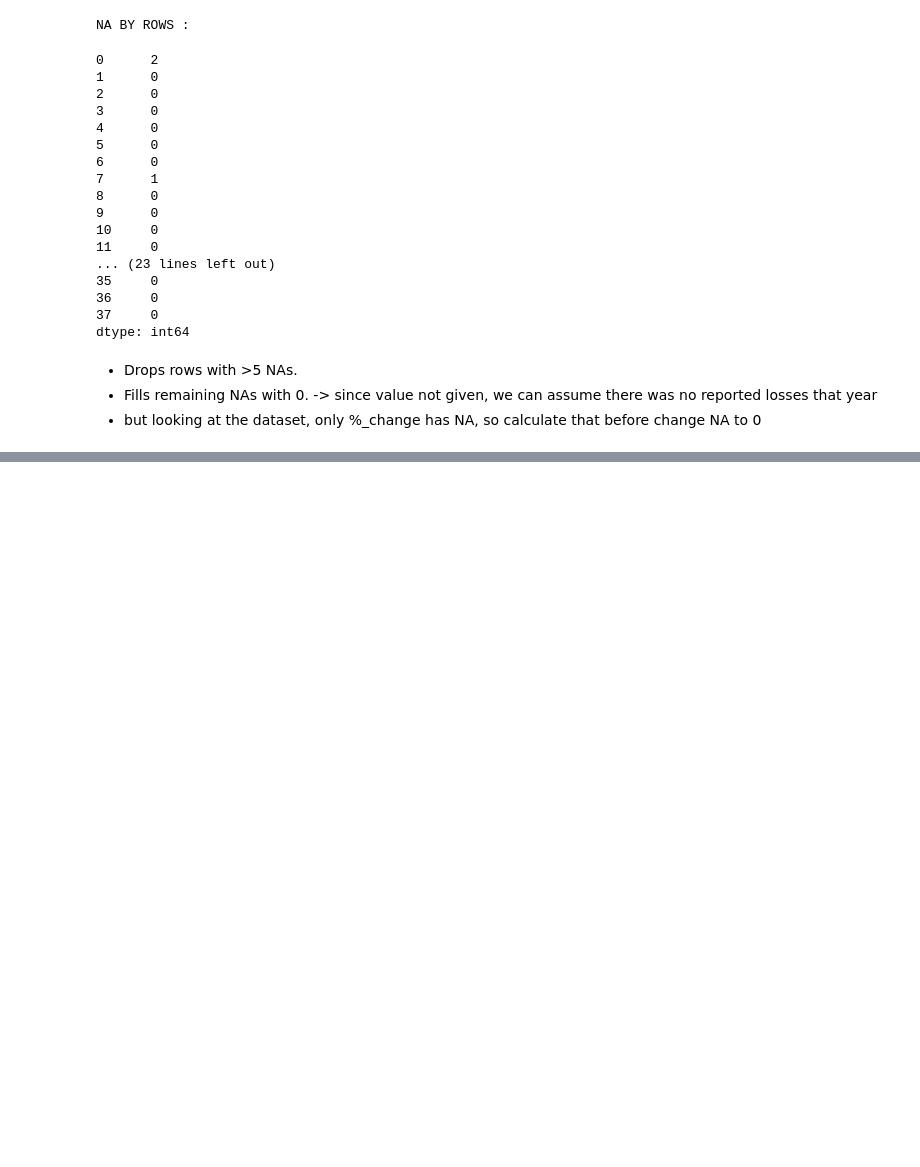
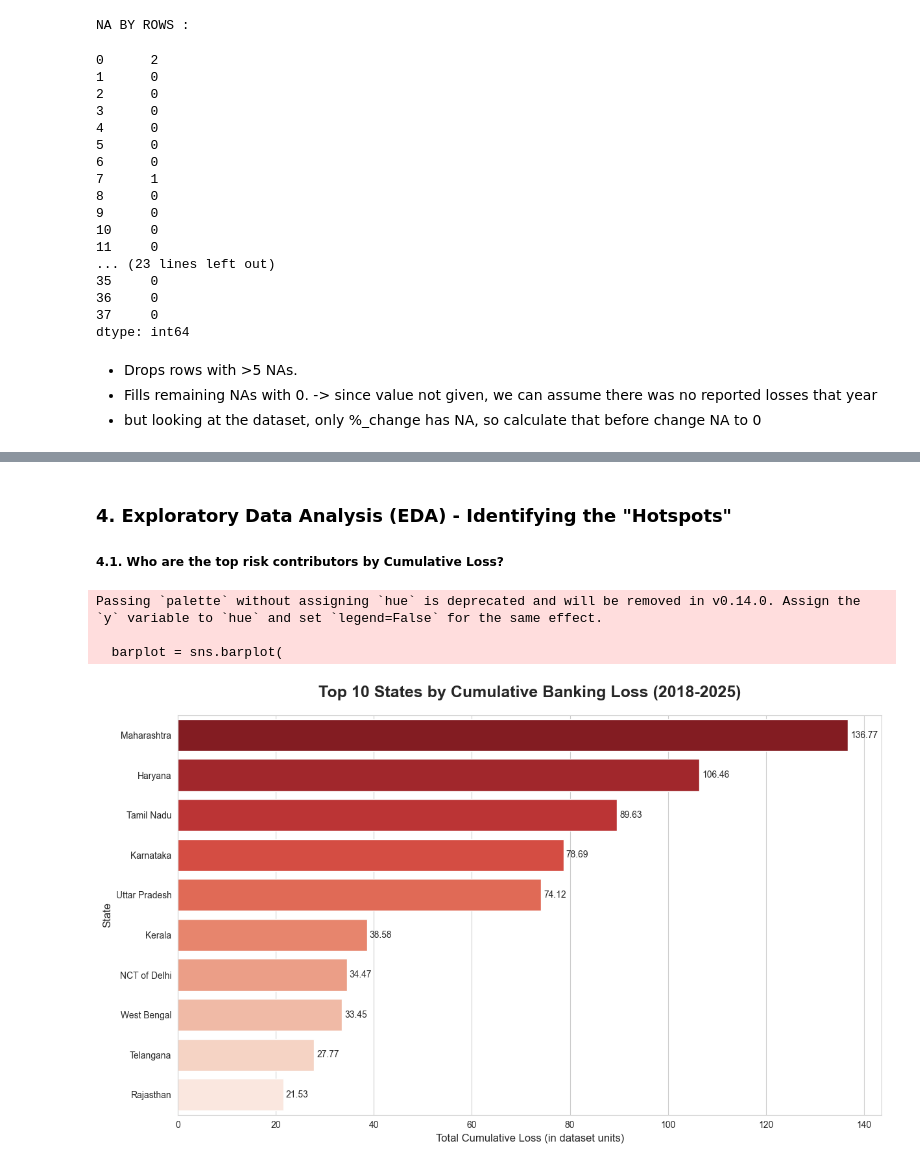
Before and after one commit to Krist-ine/banking_loss_analysis, a Jupyter notebook: notebooks/01_basic_analysis.ipynb, the cells around one changed output, grey strips where cells are left out. Saved outputs shown, nothing was run; the diff lists cells and outputs as text; code cells hidden in the pictures; blank space fills up the shorter version.

Commit message:
feat: found hotspots by EDA

```diff
--- a/notebooks/01_basic_analysis.ipynb
+++ b/notebooks/01_basic_analysis.ipynb
@@ -159,0 +267,6 @@ df.head()
+# %%
+# --- 2. Calculate Volatility ---
+# This measures the standard deviation of the YoY changes.
+yoy_cols = [col for col in df.columns if 'YoY_Change_' in col]
+df['Volatility'] = df[yoy_cols].std(axis=1)
+print(df['Volatility'])
@@ -159,0 +291,13 @@ df.head()
+# %%
+# --- 3. Calculate Compound Annual Growth Rate (CAGR) ---
+# This shows the average yearly growth rate over the entire period.
+num_periods = 6 # 6 periods of change between the 7 years of data
+start_value = df['Loss_2018_19']
+end_value = df['Loss_2024_25']
+
+df['CAGR'] = np.where(
+    start_value > 0,
+    (np.power(end_value / start_value, 1/num_periods) - 1) * 100, # as a percentage
+    np.nan
+)
+print(df['CAGR'])
@@ -159,0 +322,41 @@ df.head()
+# %% [markdown]
+### 4. Exploratory Data Analysis (EDA) - Identifying the "Hotspots"
+##### 4.1. Who are the top risk contributors by Cumulative Loss?
+# %%
+import matplotlib.pyplot as plt
+import seaborn as sns
+
+sns.set_style("whitegrid")
+
+# Excluding total to compare states:
+df_states_only = df[df['State'] != 'Total']
+
+top_10_hotspots = df_states_only.sort_values(by='Cumulative_Loss', ascending=False).head(10)
+
+# --- Create the plot ---
+plt.figure(figsize=(14, 8)) # Make the figure wider to fit state names and labels
+
+# palette='Reds_r': A color scheme. '_r' reverses it, so the highest value is the darkest red.
+barplot = sns.barplot(
+    y='State',
+    x='Cumulative_Loss',
+    data=top_10_hotspots,
+    palette='Reds_r'
+)
+
+# --- Add professional titles and labels ---
+plt.title('Top 10 States by Cumulative Banking Loss (2018-2025)', fontsize=18, fontweight='bold', pad=20)
+plt.xlabel('Total Cumulative Loss (in dataset units)', fontsize=12)
+plt.ylabel('State', fontsize=12)
+
+# --- Add data labels to each bar for clarity ---
+# This loop goes through each bar in the plot and writes the value next to it.
+for container in barplot.containers:
+    barplot.bar_label(container, fmt='%.2f', padding=3)
+
+plt.show()
+# %% [output]
+Passing `palette` without assigning `hue` is deprecated and will be removed in v0.14.0. Assign the `y` variable to `hue` and set `legend=False` for the same effect.
+
+  barplot = sns.barplot(
+[figure, added]
```
Also changed, not shown: parts of 30 cells of this notebook.
